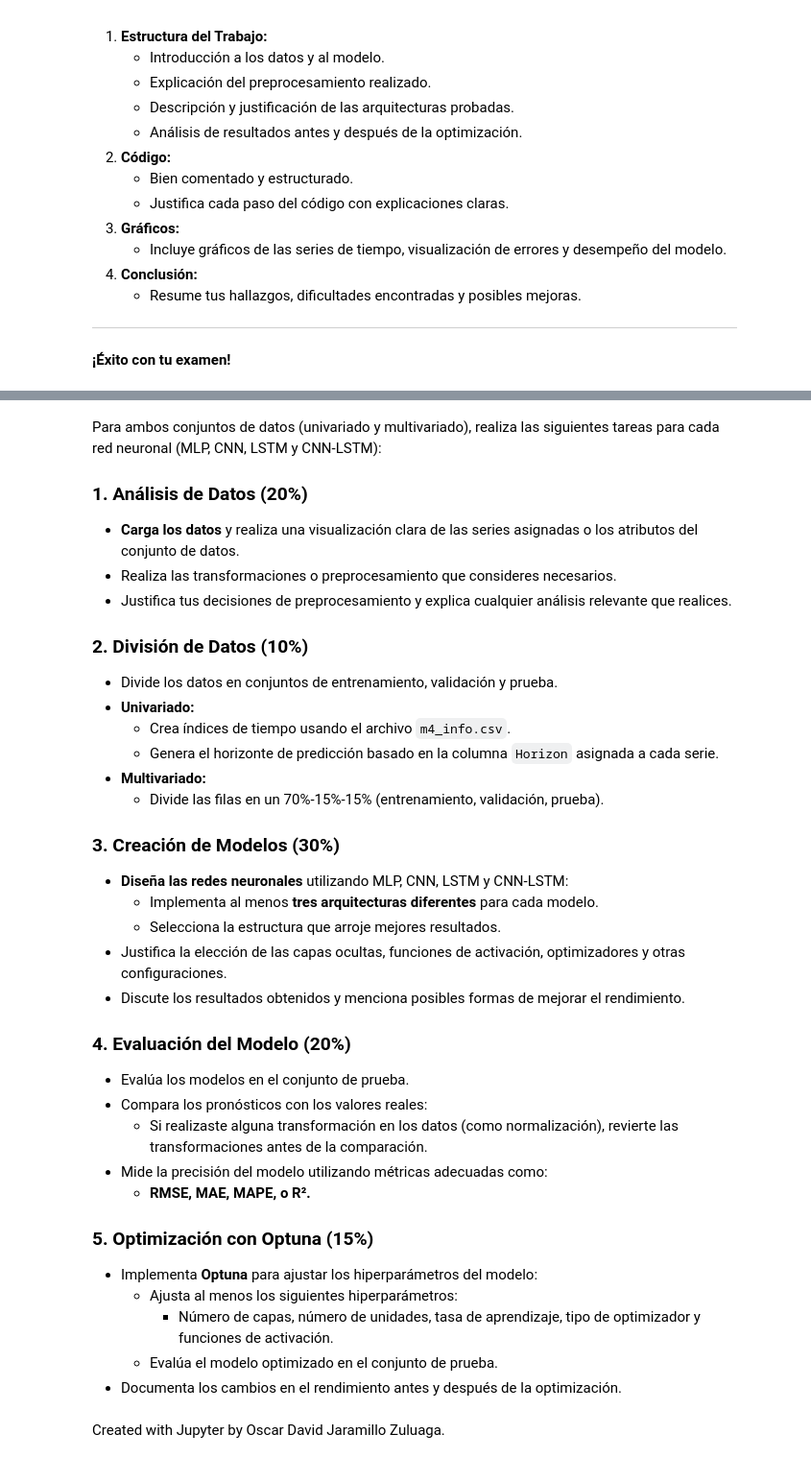
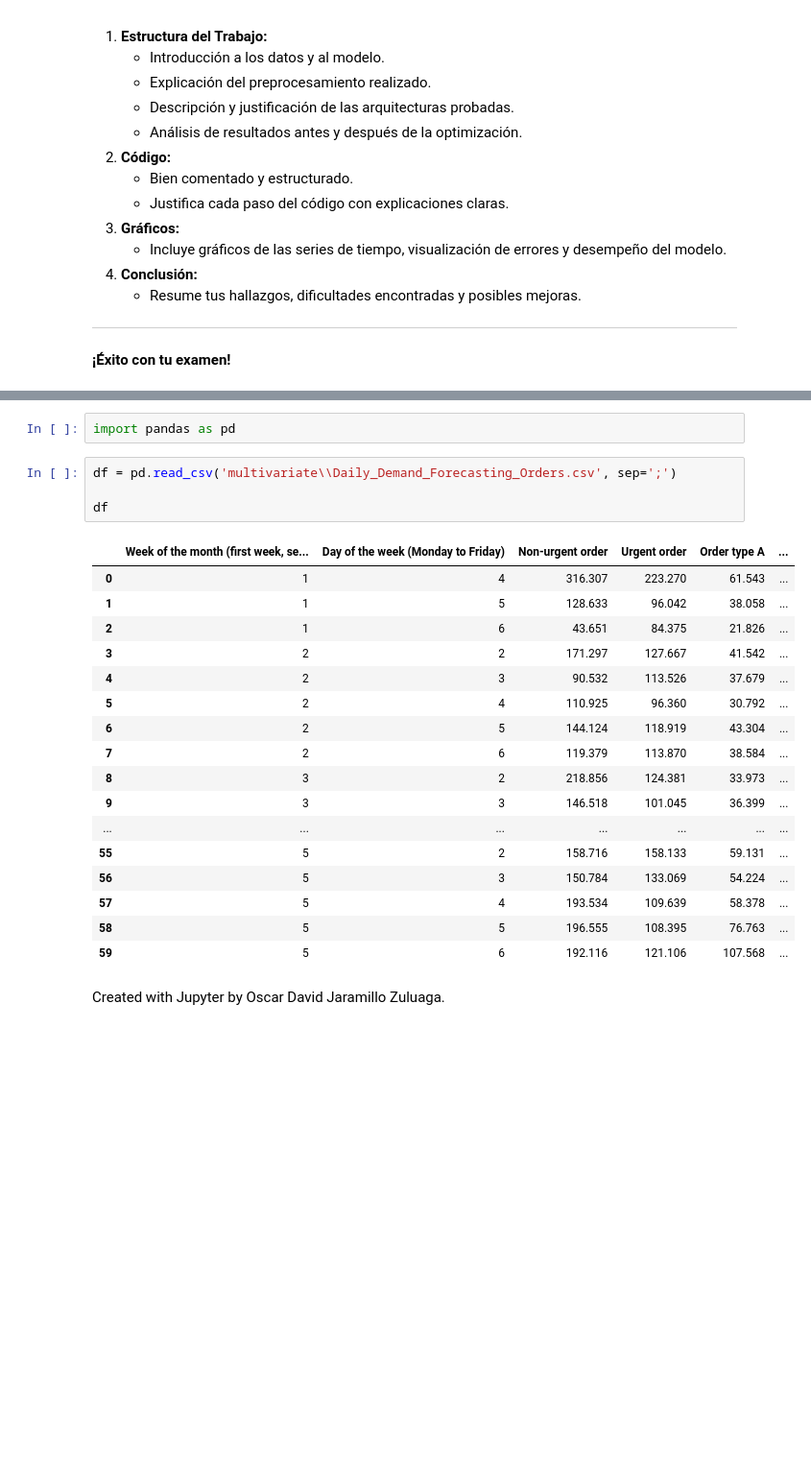
Before and after one commit to Pepe-Chuy/Examen2NL, a Jupyter notebook: Examen2_Tema2.ipynb, the cells around one changed output, grey strips where cells are left out. Shown: that part at 96% size. Drawn from its saved outputs; the diff is of its cells as text; blank space fills up the shorter version.

Commit message:
first multivariate commit

```diff
--- a/Examen2_Tema2.ipynb
+++ b/Examen2_Tema2.ipynb
@@ -284,45 +151,27 @@ Model: "sequential_12"
-# %% [markdown]
-
-Para ambos conjuntos de datos (univariado y multivariado), realiza las siguientes tareas para cada red neuronal (MLP, CNN, LSTM y CNN-LSTM):
-
-### **1. Análisis de Datos (20%)**
-
-- **Carga los datos** y realiza una visualización clara de las series asignadas o los atributos del conjunto de datos.
-- Realiza las transformaciones o preprocesamiento que consideres necesarios.
-- Justifica tus decisiones de preprocesamiento y explica cualquier análisis relevante que realices.
-
-### **2. División de Datos (10%)**
-
-- Divide los datos en conjuntos de entrenamiento, validación y prueba.
-- **Univariado:**
-  - Crea índices de tiempo usando el archivo `m4_info.csv`.
-  - Genera el horizonte de predicción basado en la columna `Horizon` asignada a cada serie.
-- **Multivariado:**
-  - Divide las filas en un 70%-15%-15% (entrenamiento, validación, prueba).
-
-### **3. Creación de Modelos (30%)**
-
-- **Diseña las redes neuronales** utilizando MLP, CNN, LSTM y CNN-LSTM:
-  - Implementa al menos **tres arquitecturas diferentes** para cada modelo.
-  - Selecciona la estructura que arroje mejores resultados.
-- Justifica la elección de las capas ocultas, funciones de activación, optimizadores y otras configuraciones.
-- Discute los resultados obtenidos y menciona posibles formas de mejorar el rendimiento.
-
-### **4. Evaluación del Modelo (20%)**
-
-- Evalúa los modelos en el conjunto de prueba.
-- Compara los pronósticos con los valores reales:
-  - Si realizaste alguna transformación en los datos (como normalización), revierte las transformaciones antes de la comparación.
-- Mide la precisión del modelo utilizando métricas adecuadas como:
-  - **RMSE, MAE, MAPE, o R².**
-
-### **5. Optimización con Optuna (15%)**
-
-- Implementa **Optuna** para ajustar los hiperparámetros del modelo:
-  - Ajusta al menos los siguientes hiperparámetros:
-    - Número de capas, número de unidades, tasa de aprendizaje, tipo de optimizador y funciones de activación.
-  - Evalúa el modelo optimizado en el conjunto de prueba.
-- Documenta los cambios en el rendimiento antes y después de la optimización.
+# %%
+import pandas as pd
+# %%
+df = pd.read_csv('multivariate\\Daily_Demand_Forecasting_Orders.csv', sep=';')
+
+df
+# %% [output]
+|  | Week of the month (first week, se... | Day of the week (Monday to Friday) | Non-urgent order | Urgent order | Order type A | ... |
+| 0 | 1 | 4 | 316.307 | 223.270 | 61.543 | ... |
+| 1 | 1 | 5 | 128.633 | 96.042 | 38.058 | ... |
+| 2 | 1 | 6 | 43.651 | 84.375 | 21.826 | ... |
+| 3 | 2 | 2 | 171.297 | 127.667 | 41.542 | ... |
+| 4 | 2 | 3 | 90.532 | 113.526 | 37.679 | ... |
+| 5 | 2 | 4 | 110.925 | 96.360 | 30.792 | ... |
+| 6 | 2 | 5 | 144.124 | 118.919 | 43.304 | ... |
+| 7 | 2 | 6 | 119.379 | 113.870 | 38.584 | ... |
+| 8 | 3 | 2 | 218.856 | 124.381 | 33.973 | ... |
+| 9 | 3 | 3 | 146.518 | 101.045 | 36.399 | ... |
+| ... | ... | ... | ... | ... | ... | ... |
+| 55 | 5 | 2 | 158.716 | 158.133 | 59.131 | ... |
+| 56 | 5 | 3 | 150.784 | 133.069 | 54.224 | ... |
+| 57 | 5 | 4 | 193.534 | 109.639 | 58.378 | ... |
+| 58 | 5 | 5 | 196.555 | 108.395 | 76.763 | ... |
+| 59 | 5 | 6 | 192.116 | 121.106 | 107.568 | ... |
 # %% [markdown]
 <script>
   $(document).ready(function(){
```
Also changed, not shown: parts of 10 cells of this notebook.
